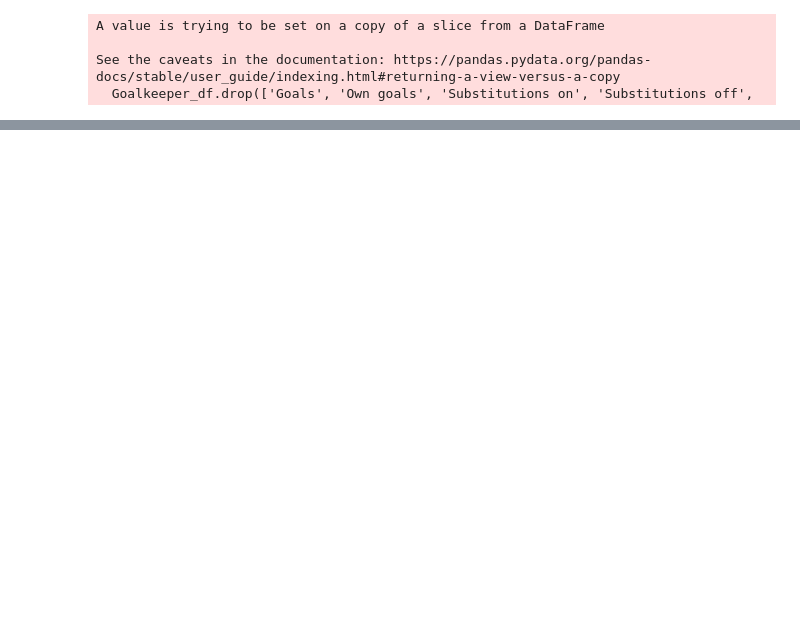
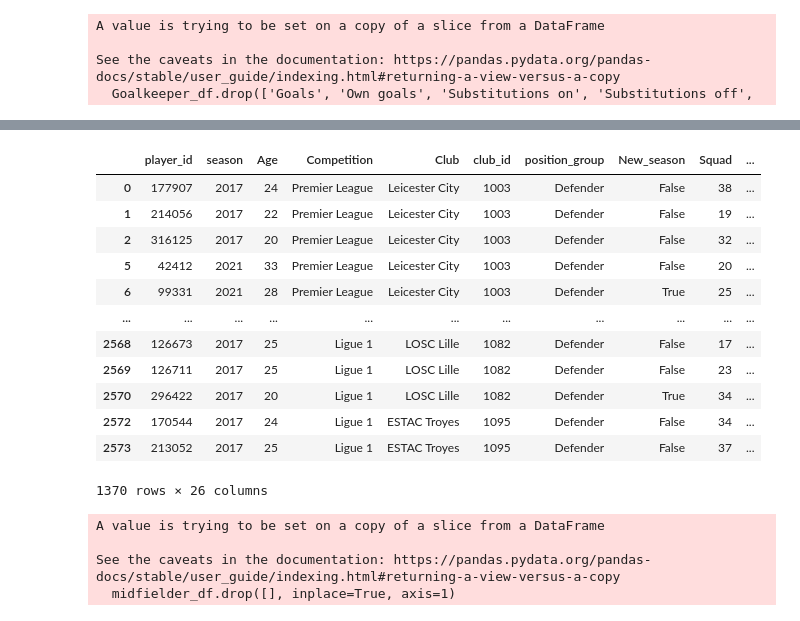
Before and after one commit to MHBehroozi/Transfermarkt, a Jupyter notebook: ML Part 1/ML-part1-data.ipynb, the cells around one changed output, grey strips where cells are left out. Cells and saved outputs as stored; diff of their text form; code cells hidden in the pictures; blank space fills up the shorter version.

```diff
--- a/ML Part 1/ML-part1-data.ipynb
+++ b/ML Part 1/ML-part1-data.ipynb
@@ -191,0 +228,25 @@ Goalkeeper_df_m
+# %%
+defender_df_m
+# %% [output]
+|  | player_id | season | Age | Competition | Club | club_id | position_group | New_season | Squad | ... |
+| 0 | 177907 | 2017 | 24 | Premier League | Leicester City | 1003 | Defender | False | 38 | ... |
+| 1 | 214056 | 2017 | 22 | Premier League | Leicester City | 1003 | Defender | False | 19 | ... |
+| 2 | 316125 | 2017 | 20 | Premier League | Leicester City | 1003 | Defender | False | 32 | ... |
+| 5 | 42412 | 2021 | 33 | Premier League | Leicester City | 1003 | Defender | False | 20 | ... |
+| 6 | 99331 | 2021 | 28 | Premier League | Leicester City | 1003 | Defender | True | 25 | ... |
+| ... | ... | ... | ... | ... | ... | ... | ... | ... | ... | ... |
+| 2568 | 126673 | 2017 | 25 | Ligue 1 | LOSC Lille | 1082 | Defender | False | 17 | ... |
+| 2569 | 126711 | 2017 | 25 | Ligue 1 | LOSC Lille | 1082 | Defender | False | 23 | ... |
+| 2570 | 296422 | 2017 | 20 | Ligue 1 | LOSC Lille | 1082 | Defender | True | 34 | ... |
+| 2572 | 170544 | 2017 | 24 | Ligue 1 | ESTAC Troyes | 1095 | Defender | False | 34 | ... |
+| 2573 | 213052 | 2017 | 25 | Ligue 1 | ESTAC Troyes | 1095 | Defender | False | 37 | ... |
+1370 rows × 26 columns
+# %%
+midfielder_df.drop([], inplace=True, axis=1)
+midfielder_df_m = midfielder_df.merge(mv_df, on=['player_id', 'season'], how='left')
+midfielder_df_m = midfielder_df_m.dropna(subset=['market_value'])
+# %% [output]
+A value is trying to be set on a copy of a slice from a DataFrame
+
+See the caveats in the documentation: https://pandas.pydata.org/pandas-docs/stable/user_guide/indexing.html#returning-a-view-versus-a-copy
+  midfielder_df.drop([], inplace=True, axis=1)
```
Also changed, not shown: parts of 19 cells of this notebook, 4 other files.
